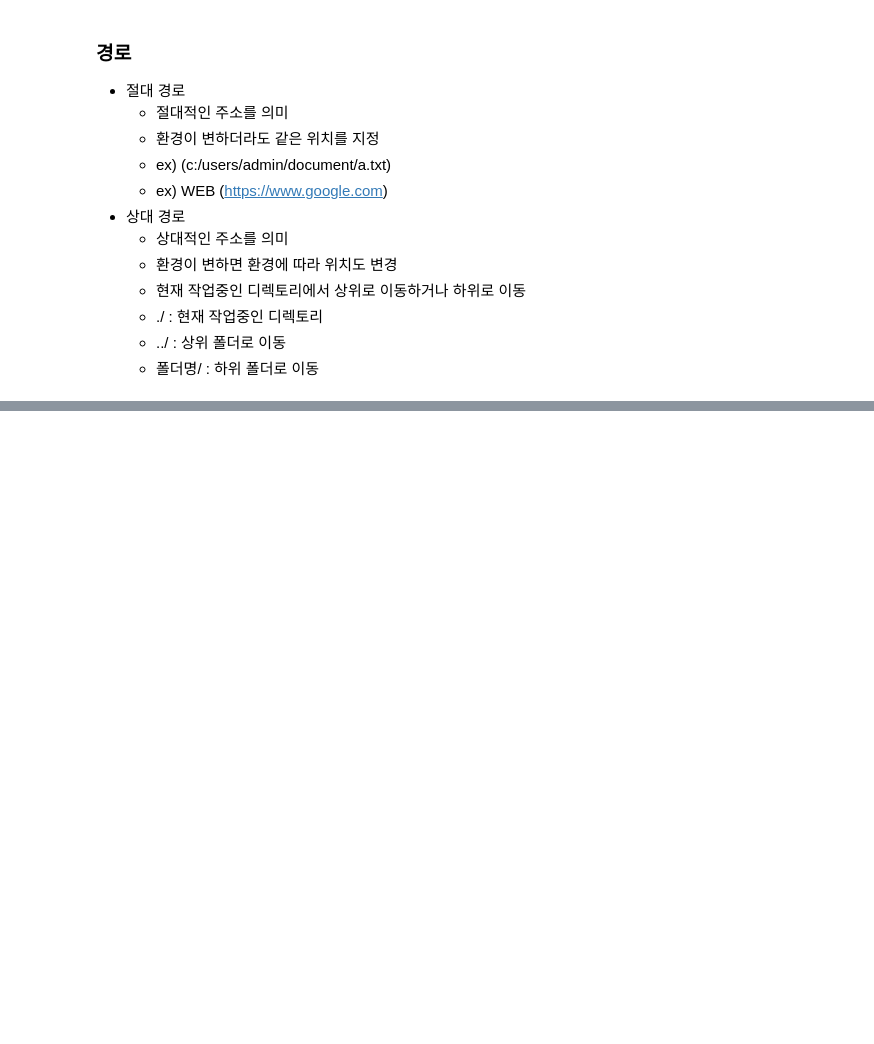
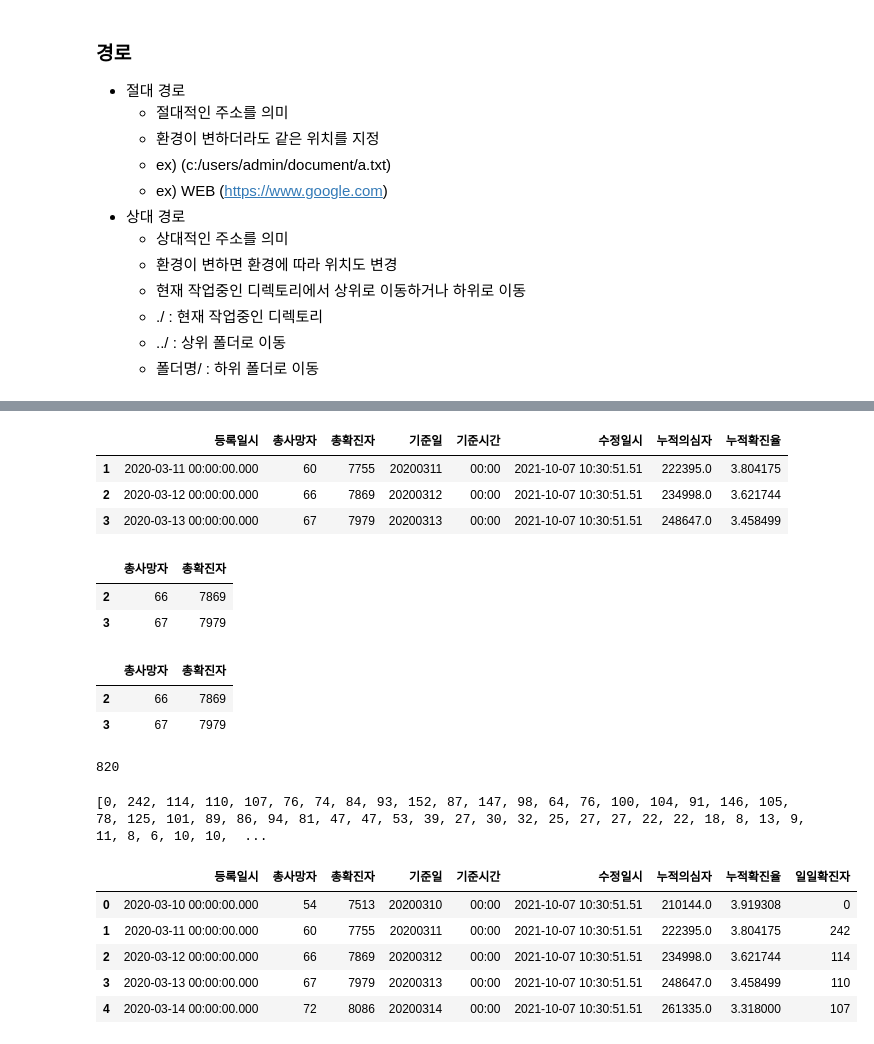
Before and after one commit to jinsongjun/ezen_python, a Jupyter notebook: 231126/02_pandas.ipynb, the cells around one changed output, grey strips where cells are left out. Saved outputs shown, nothing was run; the diff lists cells and outputs as text; code cells hidden in the pictures; blank space fills up the shorter version.

```diff
--- a/231126/02_pandas.ipynb
+++ b/231126/02_pandas.ipynb
@@ -193,0 +184,6 @@ corona2
+# %%
+# fillna(method='ffill') : 결측치 전의 데이터로 결측치를 채워준다.
+df['누적의심자'] = df['누적의심자'].fillna(method='ffill')
+# %%
+# fillna(method='bfill') : 결측치 후의 데이터로 결측치를 채워준다.
+df['누적확진율'] = df['누적확진율'].fillna(method='bfill')
@@ -193,0 +207,8 @@ corona2
+# %%
+# 인덱스의 조건식만 존재하는 경우
+df2.loc[1:3]
+# %% [output]
+|  | 등록일시 | 총사망자 | 총확진자 | 기준일 | 기준시간 | 수정일시 | 누적의심자 | 누적확진율 |
+| 1 | 2020-03-11 00:00:00.000 | 60 | 7755 | 20200311 | 00:00 | 2021-10-07 10:30:51.51 | 222395.0 | 3.804175 |
+| 2 | 2020-03-12 00:00:00.000 | 66 | 7869 | 20200312 | 00:00 | 2021-10-07 10:30:51.51 | 234998.0 | 3.621744 |
+| 3 | 2020-03-13 00:00:00.000 | 67 | 7979 | 20200313 | 00:00 | 2021-10-07 10:30:51.51 | 248647.0 | 3.458499 |
@@ -193,0 +220,28 @@ corona2
+# %%
+df2[ 1:3 ][ ['총사망자', '총확진자'] ]
+# %% [output]
+|  | 총사망자 | 총확진자 |
+| 2 | 66 | 7869 |
+| 3 | 67 | 7979 |
+# %%
+df2.iloc[ 1:3 , 1:3]
+# %% [output]
+|  | 총사망자 | 총확진자 |
+| 2 | 66 | 7869 |
+| 3 | 67 | 7979 |
+# %%
+len(df)
+# %% [output]
+820
+# %%
+# 일일확진자 = 오늘의 총확진자 - 전날의 총확진자
+# 데이터프레임의 길이 - 1 만큼 반복
+
+# 새로운 리스트 생성
+data_list = [0]
+for i in range(0, len(df)-1, 1):
+    data = df.loc[i+1, '총확진자'] - df.loc[i, '총확진자']
+    data_list.append(data)
+print(data_list)
+# %% [output]
+[0, 242, 114, 110, 107, 76, 74, 84, 93, 152, 87, 147, 98, 64, 76, 100, 104, 91, 146, 105, 78, 125, 101, 89, 86, 94, 81, 47, 47, 53, 39, 27, 30, 32, 25, 27, 27, 22, 22, 18, 8, 13, 9, 11, 8, 6, 10, 10,  ...
@@ -193,0 +250,9 @@ corona2
+# %%
+df.head()
+# %% [output]
+|  | 등록일시 | 총사망자 | 총확진자 | 기준일 | 기준시간 | 수정일시 | 누적의심자 | 누적확진율 | 일일확진자 |
+| 0 | 2020-03-10 00:00:00.000 | 54 | 7513 | 20200310 | 00:00 | 2021-10-07 10:30:51.51 | 210144.0 | 3.919308 | 0 |
+| 1 | 2020-03-11 00:00:00.000 | 60 | 7755 | 20200311 | 00:00 | 2021-10-07 10:30:51.51 | 222395.0 | 3.804175 | 242 |
+| 2 | 2020-03-12 00:00:00.000 | 66 | 7869 | 20200312 | 00:00 | 2021-10-07 10:30:51.51 | 234998.0 | 3.621744 | 114 |
+| 3 | 2020-03-13 00:00:00.000 | 67 | 7979 | 20200313 | 00:00 | 2021-10-07 10:30:51.51 | 248647.0 | 3.458499 | 110 |
+| 4 | 2020-03-14 00:00:00.000 | 72 | 8086 | 20200314 | 00:00 | 2021-10-07 10:30:51.51 | 261335.0 | 3.318000 | 107 |
```
Also changed, not shown: parts of 51 cells of this notebook.
